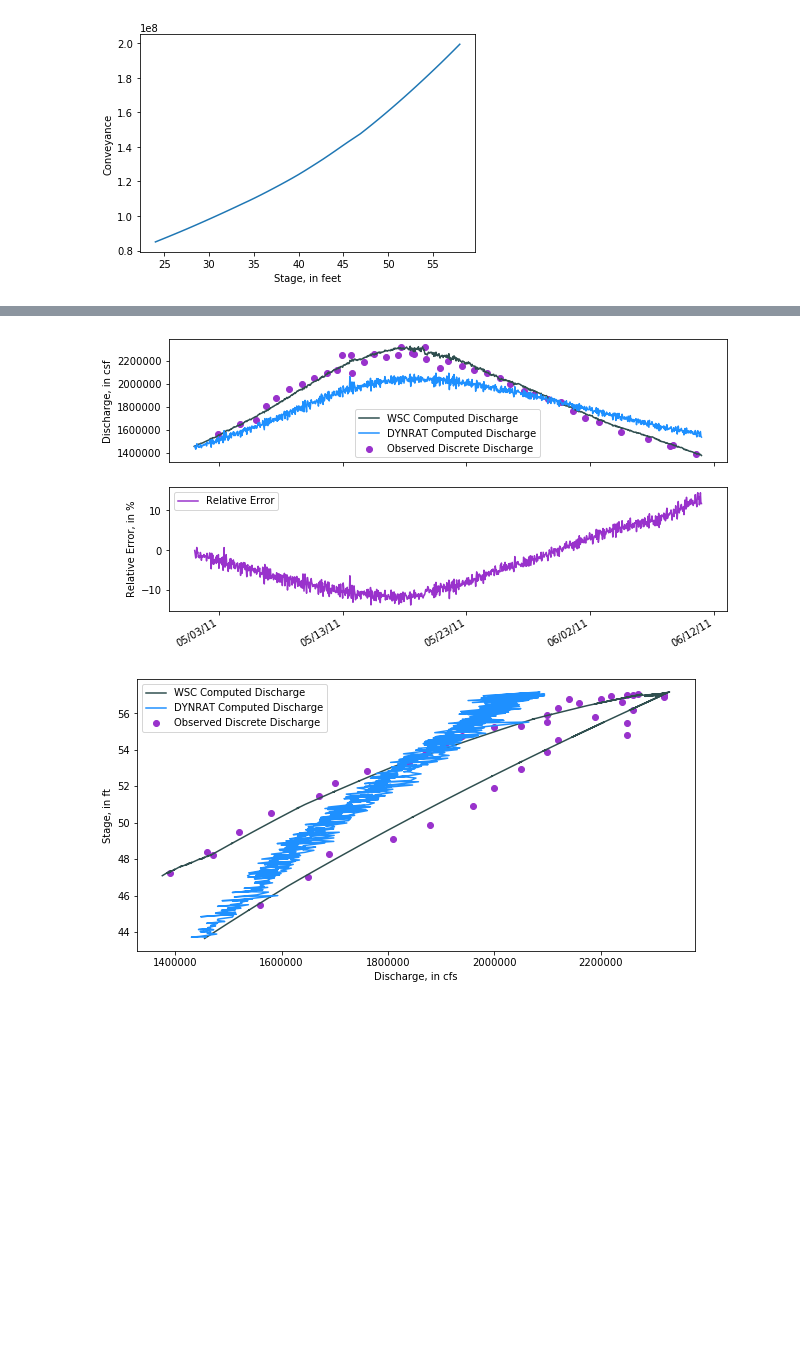
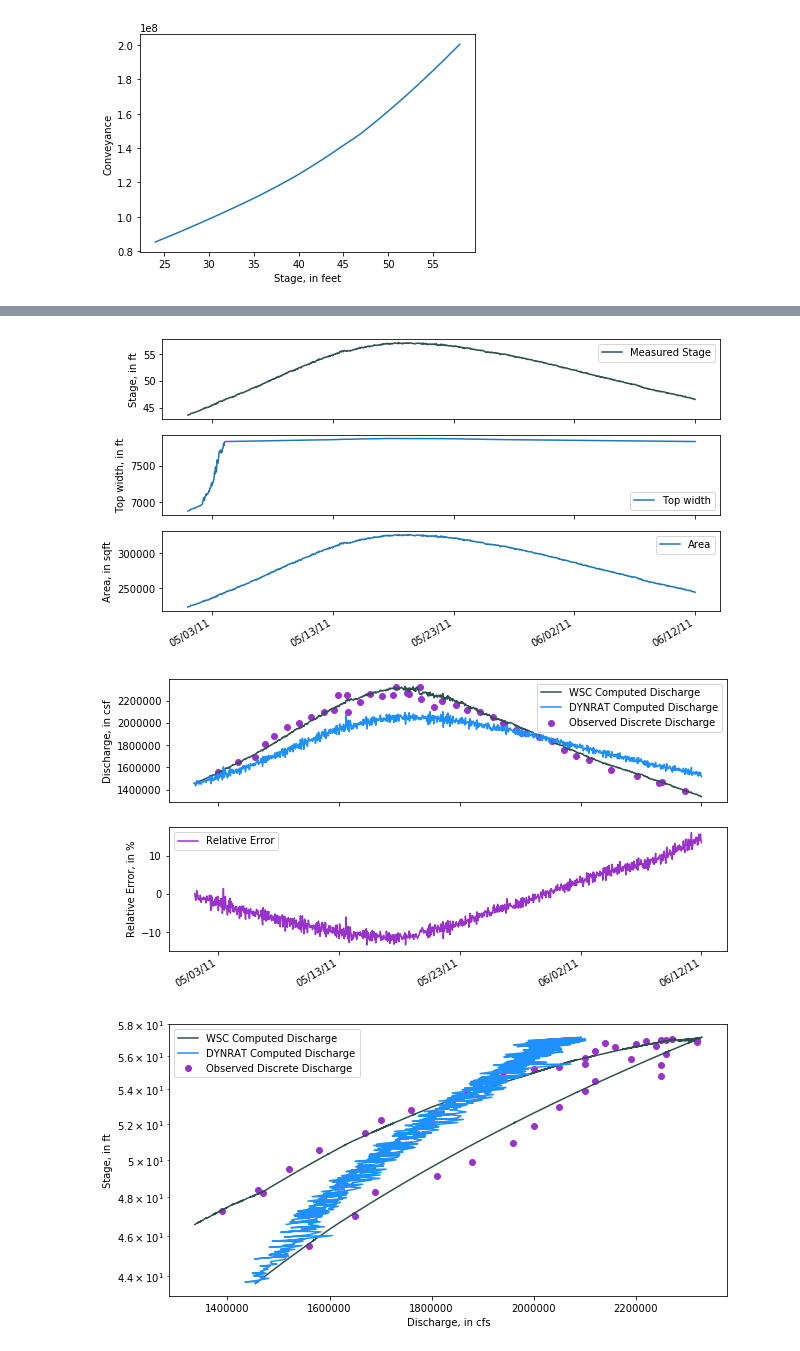
Before and after one commit to mdomanski-usgs/dynrat, a Jupyter notebook: examples/dynpound.ipynb, the cells around one changed output, grey strips where cells are left out. Saved outputs shown, nothing was run; the diff lists cells and outputs as text; code cells hidden in the pictures; blank space fills up the shorter version.

```diff
--- a/examples/dynpound.ipynb
+++ b/examples/dynpound.ipynb
@@ -45,7 +45,7 @@ from dynrat.timeseries import MeasuredStageTimeSeries
 
 
 event_start_date = '5/1/2011 00:00'
-event_end_date = '6/11/2011 00:00'
+event_end_date = '6/12/2011 00:00'
 
 aq_stage_csv = 'data/vbms/site_07289000_iv_s_Aquarius.csv'
 measured_stage = MeasuredStageTimeSeries.from_aq_csv(aq_stage_csv, interp_missing=True)
@@ -108,12 +108,18 @@ q1 = rated_flow.values()[1]
 
 time_step = measured_stage.freq()
 
-# roughness = [0.060, 0.040, 0.050, 0.040]
-# sect_stat = [600, 2500, 3600]
-# xs = CrossSection(station, elevation, roughness, sect_stat, True)
-# sect = CrossSect(xs)
+_ = xs.plot()
 
-_ = xs.plot()
+fig, (ax1, ax2, ax3) = plt.subplots(3, 1, sharex=True, figsize=(10, 5))
+
+_ = measured_stage.plot(ax1)
+
+_ = measured_stage.cross_section_plot(sect, 'top width', ax=ax2)
+_ = ax2.set_ylabel('Top width, in ft')
+_ = ax2.set_xlabel('')
+
+_ = measured_stage.cross_section_plot(sect, 'area', ax=ax3)
+_ = ax3.set_ylabel('Area, in sqft')
 
 solver = QSolver(sect, bed_slope, slope_ratio, time_step)
 
@@ -137,2 +143,3 @@ _ = stage_discharge_plot(measured_stage, computed_flow, ax, color='dodgerblue',
-[figure, old version]
+[figure, new version]
-[figure, old version]
+[figure, new version]
+[figure, added]
```
Also changed, not shown: parts of 5 cells of this notebook.
